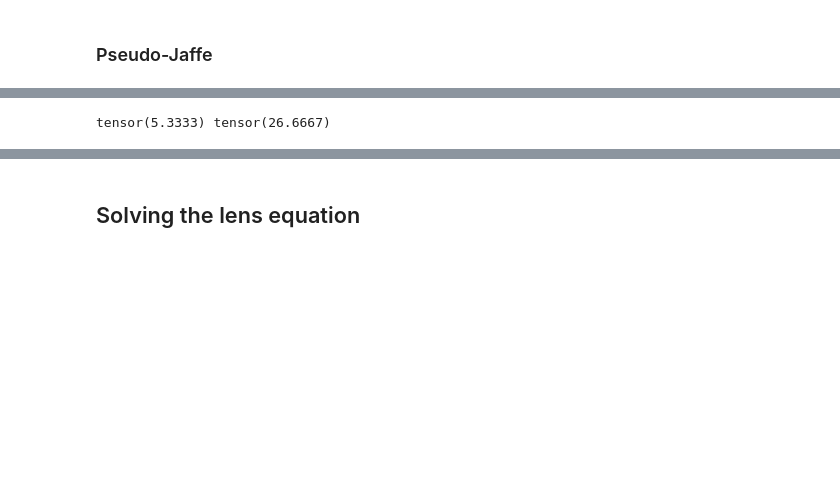
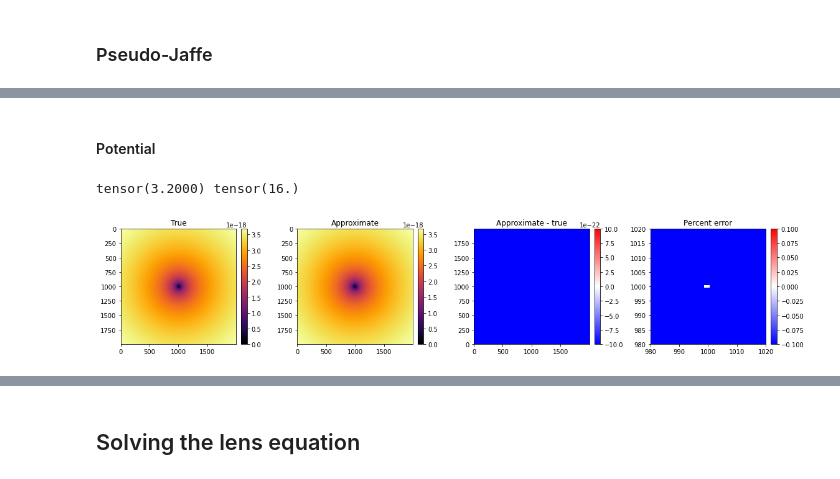
Before and after one commit to Ciela-Institute/caustic-analyses, a Jupyter notebook: notebooks/ac-04-test-dev.ipynb, the cells around one changed output, grey strips where cells are left out. Cells and saved outputs as stored; diff of their text form; code cells hidden in the pictures; blank space fills up the shorter version.

```diff
--- a/notebooks/ac-04-test-dev.ipynb
+++ b/notebooks/ac-04-test-dev.ipynb
@@ -327,31 +377,77 @@ device = "cpu"
+# %% [markdown]
+#### Potential
 # %%
-fov = 15.0
+fov = 25.0
 n_pix = 2000
 res = fov / n_pix
 thx, thy = get_meshgrid(res, n_pix, n_pix)
 
 lens = PseudoJaffe()
 cosmology = FlatLambdaCDMCosmology()
 z_l = torch.tensor(0.5)
 z_s = torch.tensor(2.1)
 thx0 = torch.tensor(0.0)
 thy0 = torch.tensor(0.0)
 r_core = torch.tensor(0.04)
 r_s = torch.tensor(0.2)
 kappa_0 = lens.kappa_0(z_l, z_s, cosmology, torch.tensor(1.0), r_core, r_s)
 
+kappa_lens = KappaGrid(fov, n_pix, mode="fft", use_next_fast_len=True)
+
 print(r_core / res, r_s / res)
 
 Psi = lens.Psi(thx, thy, z_l, z_s, cosmology, thx0, thy0, kappa_0, r_core, r_s)
 Psi -= Psi.min()
 
-kappa_lens = KappaGrid(fov, n_pix, mode="fft")
 kappa_map = lens.kappa(
-    thx, thy, z_l, z_s, cosmology, thx0 + res / 2, thy0 + res / 2, kappa_0, r_core, r_s
+    thx, thy, z_l, z_s, cosmology, thx0, thy0, kappa_0, r_core, r_s
 )
 kappa_map = kappa_map[None, None, :, :]
 Psi_est = kappa_lens.Psi(thx, thy, None, None, None, kappa_map)
 Psi_est = Psi_est.squeeze()
 Psi_est -= Psi_est.min()
+# Psi_est += torch.mean(Psi - Psi_est)
+
+
+# Plot
+plt.figure(figsize=(16, 4))
+
+plt.subplot(1, 4, 1)
+plt.imshow(Psi, cmap="inferno")
+plt.colorbar(fraction=0.046, pad=0.04)
+plt.title("True")
+
+plt.subplot(1, 4, 2)
+plt.imshow(Psi_est[-n_pix:, -n_pix:], cmap="inferno")
+plt.colorbar(fraction=0.046, pad=0.04)
+plt.title("Approximate")
+
+plt.subplot(1, 4, 3)
+resid = Psi_est - Psi
+plt.imshow(
+    resid,
+    cmap="bwr",
+    norm=CenteredNorm(halfrange=1e-21),
+    origin="lower",
+)
+plt.colorbar(fraction=0.046, pad=0.04)
+plt.title("Approximate - true")
+# plt.xlim(980, 1020)
+# plt.ylim(980, 1020)
+
+plt.subplot(1, 4, 4)
+plt.imshow(
+    resid / Psi * 100,
+    cmap="bwr",
+    norm=CenteredNorm(halfrange=0.1),
+    origin="lower",
+)
+plt.colorbar(fraction=0.046, pad=0.04)
+plt.title("Percent error")
+plt.xlim(980, 1020)
+plt.ylim(980, 1020)
+
+plt.tight_layout()
 # %% [output]
-tensor(5.3333) tensor(26.6667)
+tensor(3.2000) tensor(16.)
+[figure, added]
```
Also changed, not shown: parts of 17 cells of this notebook, 4 other files.
